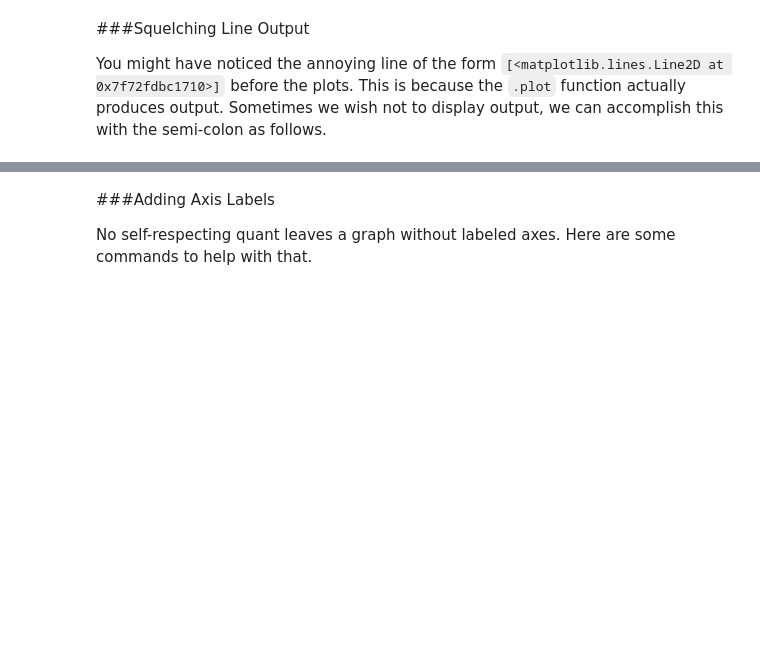
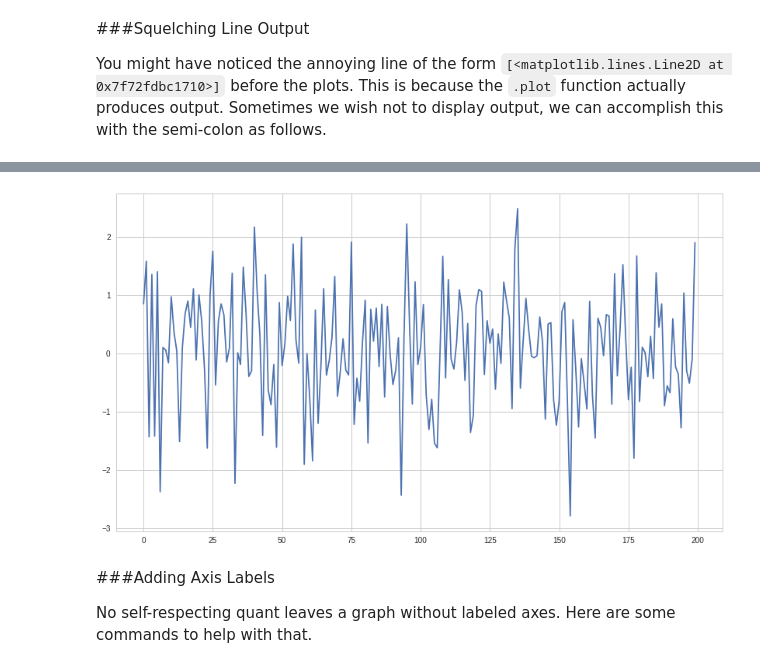
Before and after one commit to Saariasba/AlgorithmsUN2020II, a Jupyter notebook: saariasbalecture1.ipynb, the cells around one changed output, grey strips where cells are left out. Cells and saved outputs as stored; diff of their text form; code cells hidden in the pictures; blank space fills up the shorter version.

```diff
--- a/saariasbalecture1.ipynb
+++ b/saariasbalecture1.ipynb
@@ -99,3 +147,7 @@ plt.plot(X);
+# %%
+plt.plot(Y);
+# %% [output]
+[figure, added]
 # %% [markdown]
 ###Adding Axis Labels
 
```
Also changed, not shown: parts of 42 cells of this notebook.
